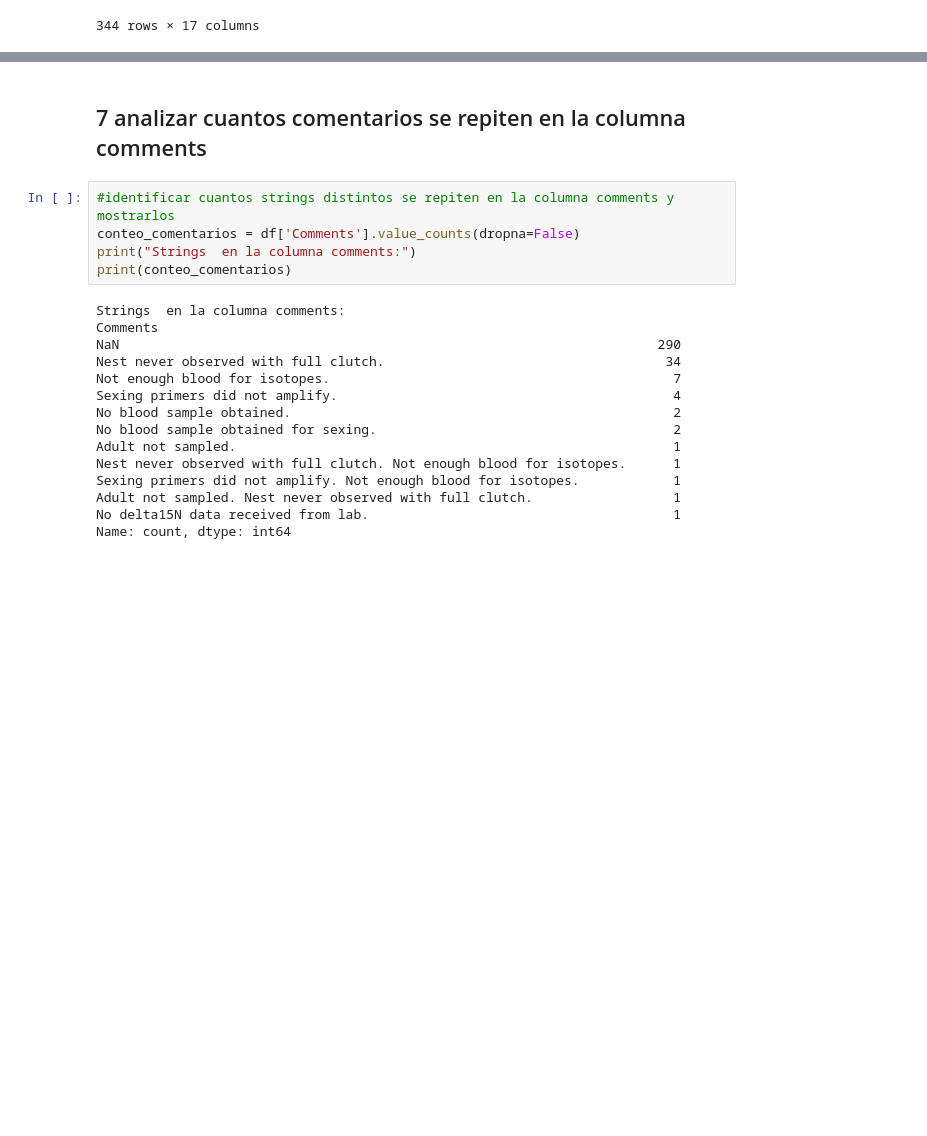
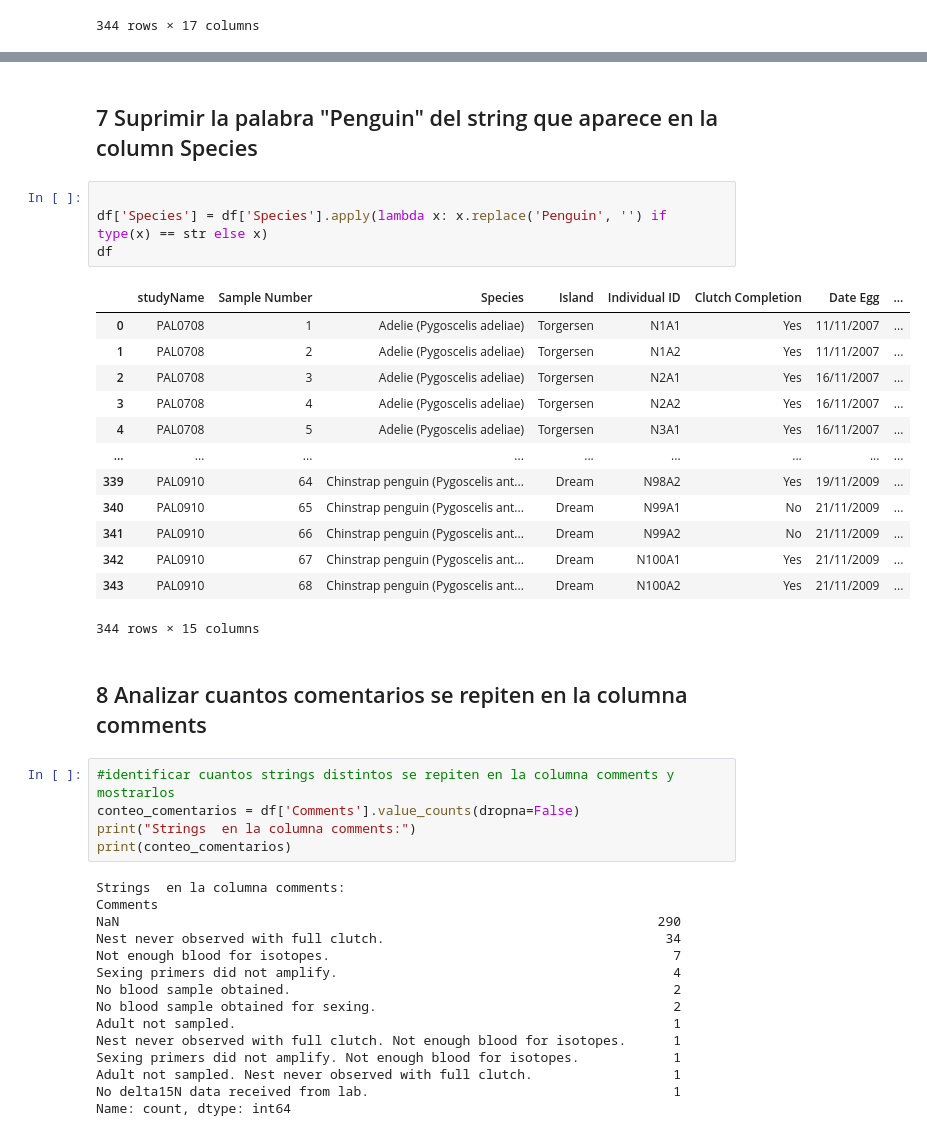
Before and after one commit to xuangfm/ejercicio_pinguinos, a Jupyter notebook: proceso.ipynb, the cells around one changed output, grey strips where cells are left out. Drawn from its saved outputs; the diff is of its cells as text; blank space fills up the shorter version.

```diff
--- a/proceso.ipynb
+++ b/proceso.ipynb
@@ -142,5 +155,25 @@ Name: count, dtype: int64
+# %% [markdown]
+## 7 Suprimir la palabra "Penguin" del string que aparece en la column Species
+# %%
+
+df['Species'] = df['Species'].apply(lambda x: x.replace('Penguin', '') if type(x) == str else x)
+df
+# %% [output]
+|  | studyName | Sample Number | Species | Island | Individual ID | Clutch Completion | Date Egg | ... |
+| 0 | PAL0708 | 1 | Adelie (Pygoscelis adeliae) | Torgersen | N1A1 | Yes | 11/11/2007 | ... |
+| 1 | PAL0708 | 2 | Adelie (Pygoscelis adeliae) | Torgersen | N1A2 | Yes | 11/11/2007 | ... |
+| 2 | PAL0708 | 3 | Adelie (Pygoscelis adeliae) | Torgersen | N2A1 | Yes | 16/11/2007 | ... |
+| 3 | PAL0708 | 4 | Adelie (Pygoscelis adeliae) | Torgersen | N2A2 | Yes | 16/11/2007 | ... |
+| 4 | PAL0708 | 5 | Adelie (Pygoscelis adeliae) | Torgersen | N3A1 | Yes | 16/11/2007 | ... |
+| ... | ... | ... | ... | ... | ... | ... | ... | ... |
+| 339 | PAL0910 | 64 | Chinstrap penguin (Pygoscelis ant... | Dream | N98A2 | Yes | 19/11/2009 | ... |
+| 340 | PAL0910 | 65 | Chinstrap penguin (Pygoscelis ant... | Dream | N99A1 | No | 21/11/2009 | ... |
+| 341 | PAL0910 | 66 | Chinstrap penguin (Pygoscelis ant... | Dream | N99A2 | No | 21/11/2009 | ... |
+| 342 | PAL0910 | 67 | Chinstrap penguin (Pygoscelis ant... | Dream | N100A1 | Yes | 21/11/2009 | ... |
+| 343 | PAL0910 | 68 | Chinstrap penguin (Pygoscelis ant... | Dream | N100A2 | Yes | 21/11/2009 | ... |
+344 rows × 15 columns
 # %% [markdown]
-## 7 analizar cuantos comentarios se repiten en la columna comments
+## 8 Analizar cuantos comentarios se repiten en la columna comments
 # %%
 #identificar cuantos strings distintos se repiten en la columna comments y mostrarlos
 conteo_comentarios = df['Comments'].value_counts(dropna=False)
```
Also changed, not shown: parts of 2 cells of this notebook.
